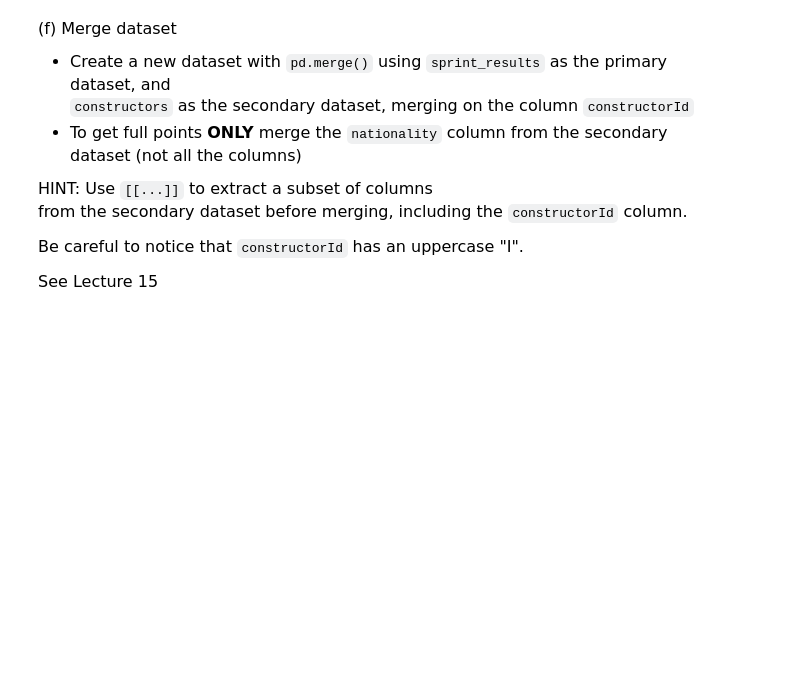
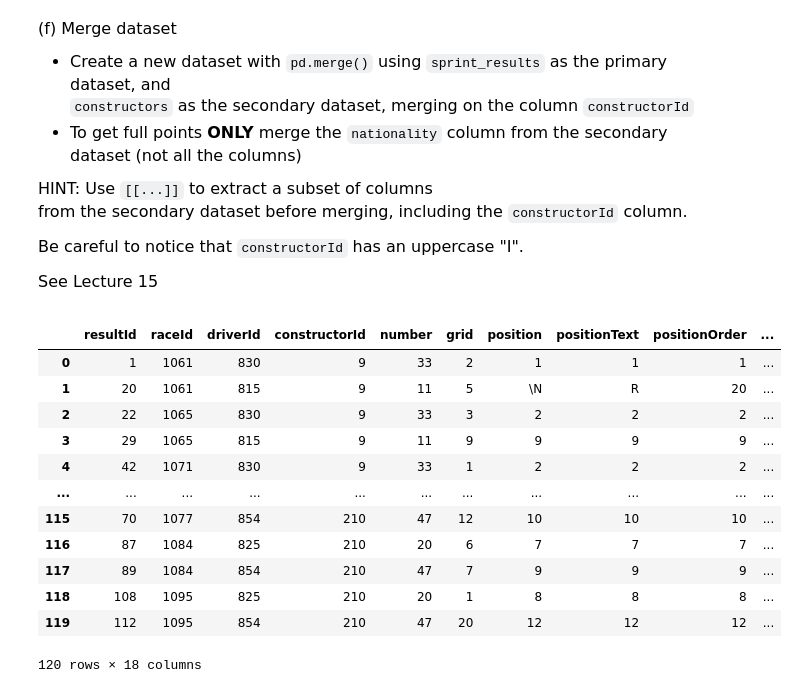
Before and after one commit to sohankb/qtm151-quiz03, a Jupyter notebook: quiz03.ipynb, the cells around one changed output. Drawn from its saved outputs; the diff is of its cells as text; code cells hidden in the pictures; blank space fills up the shorter version.

```diff
--- a/quiz03.ipynb
+++ b/quiz03.ipynb
@@ -41,0 +48,7 @@ HINT: See the example in Lecture 12
+# %%
+# Write your own code
+data = pd.read_csv("data_quiz/constructors.csv")
+list_old = ["British", "American", "Dutch"]
+list_new = ["UK", "USA", "Netherlands"]
+data["nationality"] = data["nationality"].replace(list_old, list_new)
+data
@@ -61,3 +86,12 @@ $\qquad$ interval to make sure that you classify the points correctly
+# %%
+# Write your own code:
+data2 = pd.read_csv("data_quiz/sprint_results.csv")
+bins_x = [-1, 20, 31, 100]
+labels_x = ["0-20", "21-30", "31-100"]
+data2["points_brackets"] = pd.cut(data2["points"],
+                                        bins = bins_x,
+                                        right = True,
+                                        labels = labels_x)
 # %% [markdown]
 (c) Aggregate and query
 
@@ -112,3 +197,21 @@ Be careful to notice that `constructorId` has an uppercase "I".
 See Lecture 15
 # %%
 # Write your own code
+new_data = pd.merge(data2,
+                    data[["constructorId", "nationality"]],
+                    on = "constructorId")
+new_data
+# %% [output]
+|  | resultId | raceId | driverId | constructorId | number | grid | position | positionText | positionOrder | ... |
+| 0 | 1 | 1061 | 830 | 9 | 33 | 2 | 1 | 1 | 1 | ... |
+| 1 | 20 | 1061 | 815 | 9 | 11 | 5 | \N | R | 20 | ... |
+| 2 | 22 | 1065 | 830 | 9 | 33 | 3 | 2 | 2 | 2 | ... |
+| 3 | 29 | 1065 | 815 | 9 | 11 | 9 | 9 | 9 | 9 | ... |
+| 4 | 42 | 1071 | 830 | 9 | 33 | 1 | 2 | 2 | 2 | ... |
+| ... | ... | ... | ... | ... | ... | ... | ... | ... | ... | ... |
+| 115 | 70 | 1077 | 854 | 210 | 47 | 12 | 10 | 10 | 10 | ... |
+| 116 | 87 | 1084 | 825 | 210 | 20 | 6 | 7 | 7 | 7 | ... |
+| 117 | 89 | 1084 | 854 | 210 | 47 | 7 | 9 | 9 | 9 | ... |
+| 118 | 108 | 1095 | 825 | 210 | 20 | 1 | 8 | 8 | 8 | ... |
+| 119 | 112 | 1095 | 854 | 210 | 47 | 20 | 12 | 12 | 12 | ... |
+120 rows × 18 columns
```
Also changed, not shown: parts of 11 cells of this notebook, 1 other file.
